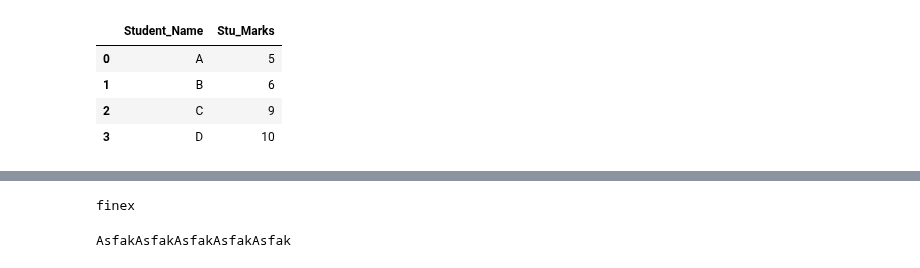
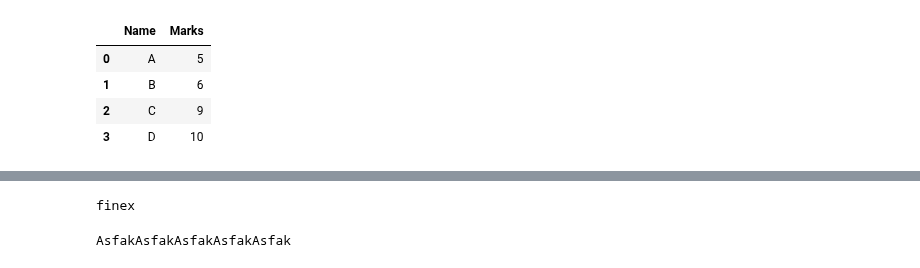
Before and after one commit to Asfak21/Python-Practice, a Jupyter notebook: Python_Practice.ipynb, the cells around one changed output, grey strips where cells are left out. Saved outputs shown, nothing was run; the diff lists cells and outputs as text; code cells hidden in the pictures.

```diff
--- a/Python_Practice.ipynb
+++ b/Python_Practice.ipynb
@@ -3,15 +3,15 @@
 # %%
 import pandas as pd
 
 name = ['A','B','C','D']
 marks = ['5','6','9','10']
 
-data = {'Student_Name': name, 'Stu_Marks': marks}
+data = {'Name': name, 'Marks': marks}
 
 df=pd.DataFrame(data)
 df
 # %% [output]
-|  | Student_Name | Stu_Marks |
+|  | Name | Marks |
 | 0 | A | 5 |
 | 1 | B | 6 |
 | 2 | C | 9 |
```
Also changed, not shown: parts of 6 cells of this notebook.
